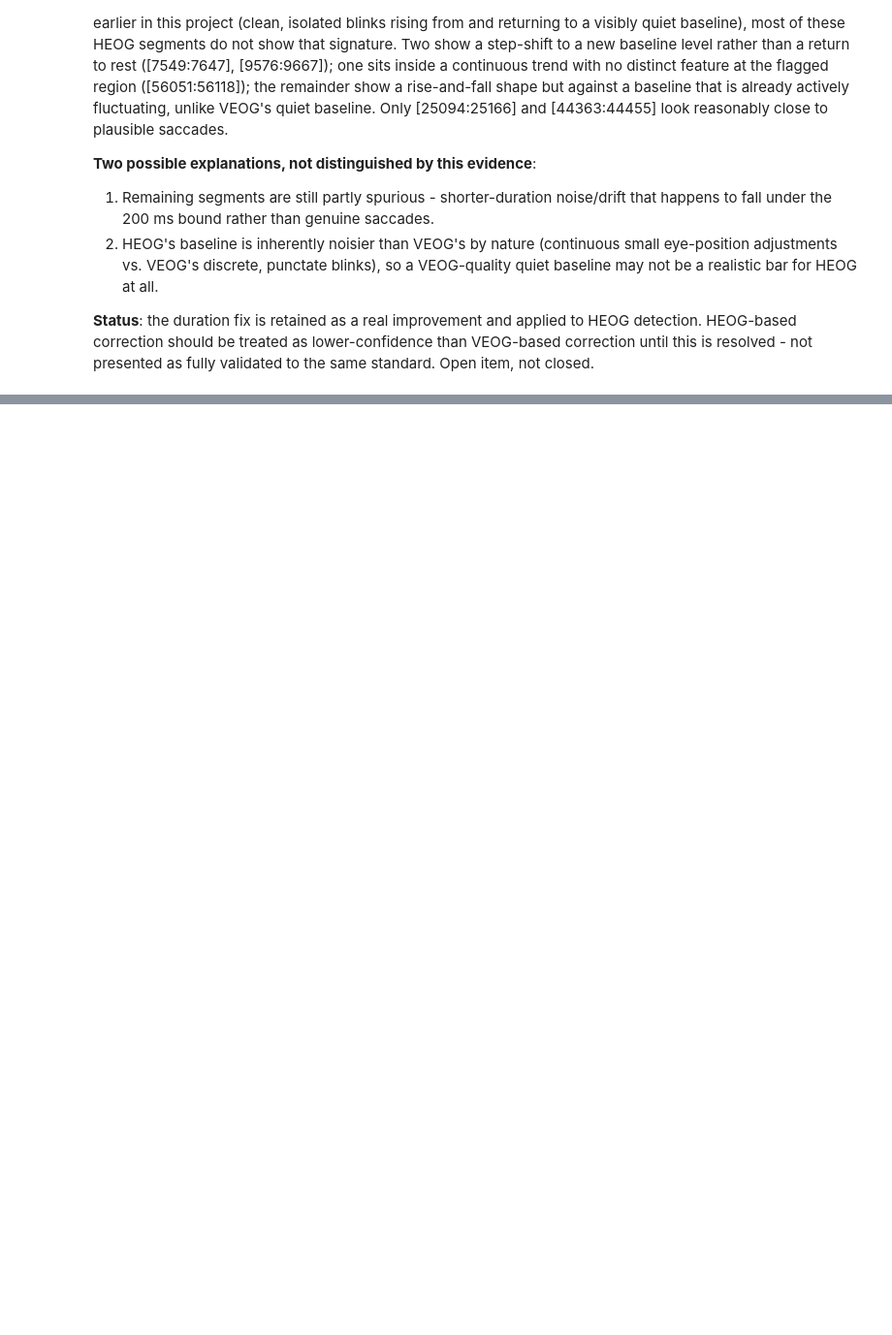
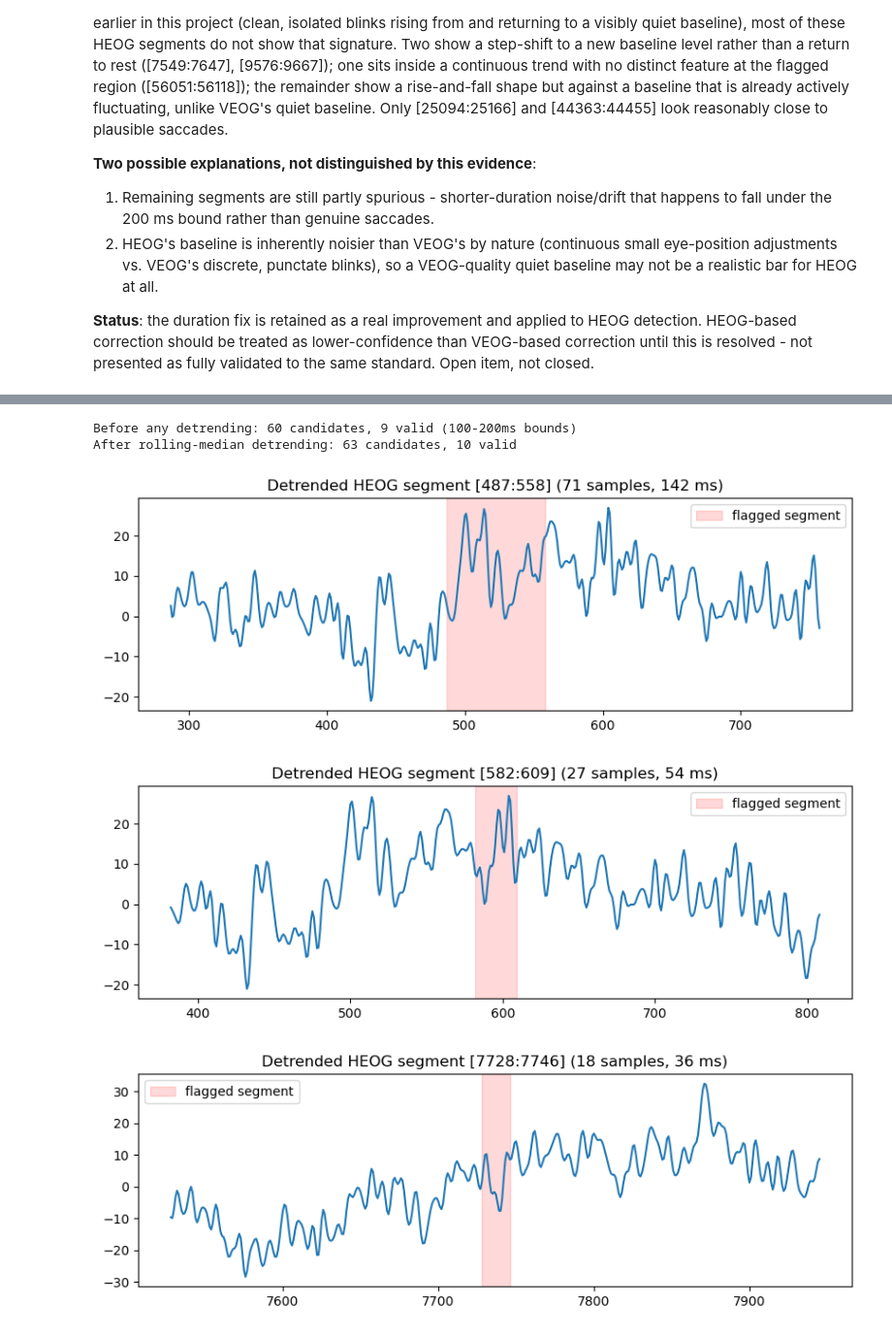
Before and after one commit to romy-weinstock/eeg-rtms-response-prediction, a Jupyter notebook: notebooks/03_batch_test.ipynb, the cells around one changed output, grey strips where cells are left out. Shown at 97% size. Drawn from its saved outputs; the diff is of its cells as text; code cells hidden in the pictures; blank space fills up the shorter version.

```diff
--- a/notebooks/03_batch_test.ipynb
+++ b/notebooks/03_batch_test.ipynb
@@ -1280,0 +1413,25 @@ closed.
+# %%
+segs_detrended = detect_artefact_segments(heog_detrended, Fs)
+valid_amp_d, _ = amplitude_guard(heog_detrended, segs_detrended, threshold=1000)
+valid_dur_d, _ = duration_guard(valid_amp_d, Fs, blink_duration_threshold=20, max_duration_threshold=150)
+
+print(f"Before any detrending: 60 candidates, 9 valid (100-200ms bounds)")
+print(f"After rolling-median detrending: {len(segs_detrended)} candidates, {len(valid_dur_d)} valid")
+
+heog_detrended_1e6 = heog_detrended * 1e6
+for (start, end) in valid_dur_d:
+    margin = 200
+    window = slice(max(0, start - margin), min(len(heog_detrended_1e6), end + margin))
+    x = range(window.start, window.stop)
+    plt.figure(figsize=(10, 3))
+    plt.plot(x, heog_detrended_1e6[window])
+    plt.axvspan(start, end, color='red', alpha=0.15, label='flagged segment')
+    plt.title(f'Detrended HEOG segment [{start}:{end}] ({end-start} samples, {(end-start)/Fs*1000:.0f} ms)')
+    plt.legend()
+    plt.show()
+# %% [output]
+Before any detrending: 60 candidates, 9 valid (100-200ms bounds)
+After rolling-median detrending: 63 candidates, 10 valid
+[figure, added]
+[figure, added]
+[figure, added]
```
Also changed, not shown: parts of 13 cells of this notebook, 4 other files.
